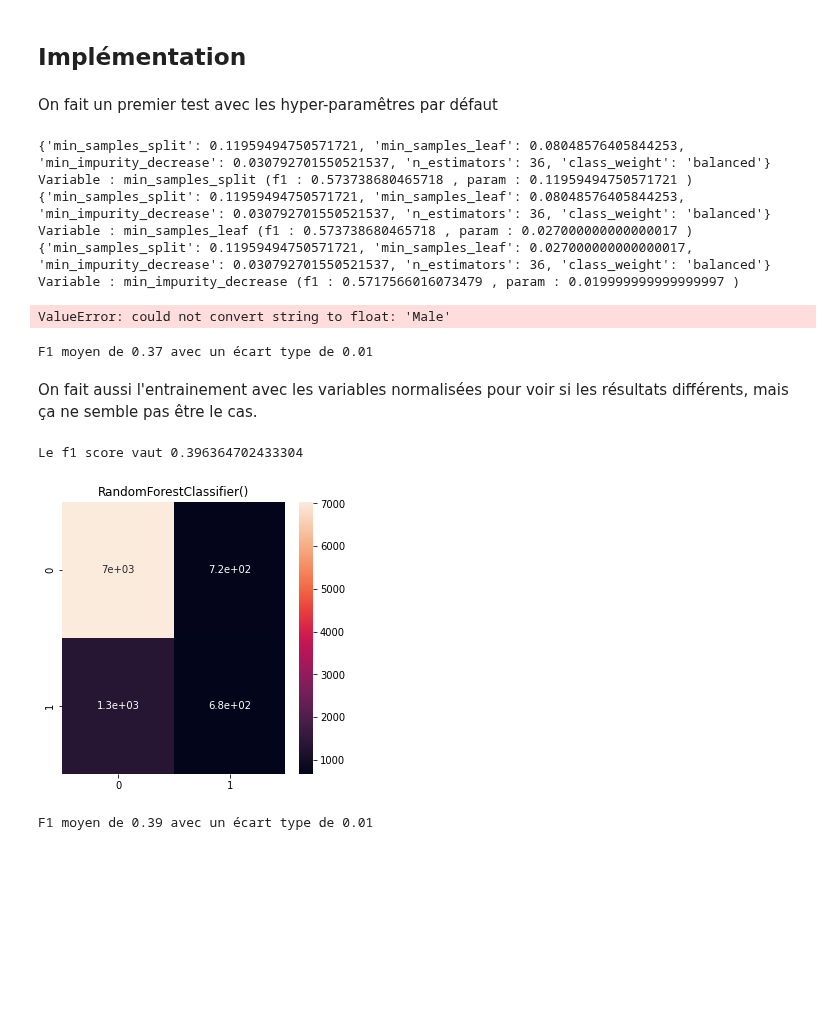
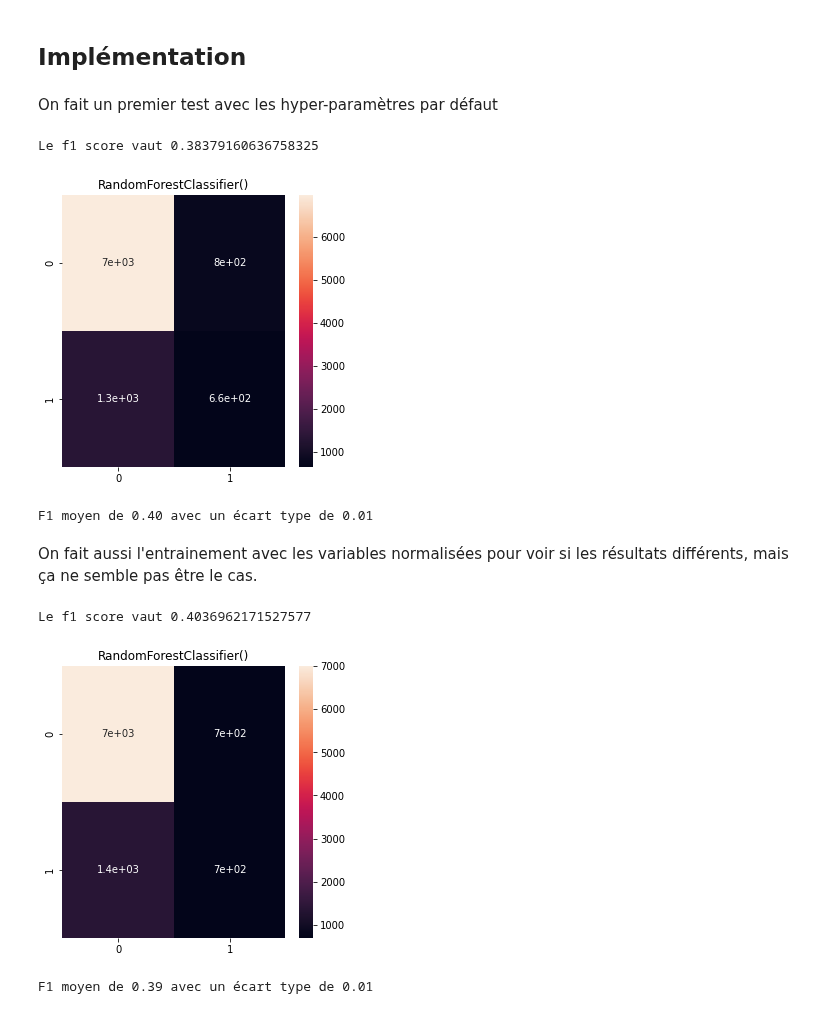
Before and after one commit to claviermathieu/ISFA-prj-datascience, a Jupyter notebook: book/_build/jupyter_execute/docs/4_modeles/44_rf.ipynb, the cells around one changed output. Drawn from its saved outputs; the diff is of its cells as text; code cells hidden in the pictures; blank space fills up the shorter version.

```diff
--- a/book/_build/jupyter_execute/docs/4_modeles/44_rf.ipynb
+++ b/book/_build/jupyter_execute/docs/4_modeles/44_rf.ipynb
@@ -145,4 +145,4 @@ X_scal_test = pd.DataFrame(X_scal_test,index= X_test.index)
 # %% [markdown]
 ## Implémentation
 # %% [markdown]
-On fait un premier test avec les hyper-paramêtres par défaut
+On fait un premier test avec les hyper-paramètres par défaut
@@ -181,33 +149,15 @@ params_rf['n_estimators'] = 36
-# %%
-params_test = {
-    'min_samples_split': np.arange(0.1, 1, step = 0.03),
-    'min_samples_leaf' : np.arange(0.01, 0.1, step = 0.0005),
-    'min_impurity_decrease' : np.arange(0.01, 0.1, step = 0.005),
-    'n_estimators' : np.arange(1, 200, step = 5),
-    'class_weight' : 'balanced',
-}
-params_rf, f1_max = my_gsearch(params_rf, params_test, 'min_samples_split')
-params_rf, f1_max = my_gsearch(params_rf, params_test, 'min_samples_leaf')
-params_rf, f1_max = my_gsearch(params_rf, params_test, 'min_impurity_decrease')
-# params_rf, f1_max = my_gsearch(params_rf, params_test, 'n_estimators')
-# %% [output]
-{'min_samples_split': 0.11959494750571721, 'min_samples_leaf': 0.08048576405844253, 'min_impurity_decrease': 0.030792701550521537, 'n_estimators': 36, 'class_weight': 'balanced'}
-Variable : min_samples_split (f1 : 0.573738680465718 , param : 0.11959494750571721 )
-{'min_samples_split': 0.11959494750571721, 'min_samples_leaf': 0.08048576405844253, 'min_impurity_decrease': 0.030792701550521537, 'n_estimators': 36, 'class_weight': 'balanced'}
-Variable : min_samples_leaf (f1 : 0.573738680465718 , param : 0.027000000000000017 )
-{'min_samples_split': 0.11959494750571721, 'min_samples_leaf': 0.027000000000000017, 'min_impurity_decrease': 0.030792701550521537, 'n_estimators': 36, 'class_weight': 'balanced'}
-Variable : min_impurity_decrease (f1 : 0.5717566016073479 , param : 0.019999999999999997 )
 # %%
-rfc = RandomForestClassifier(**params_rf)
+rfc = RandomForestClassifier()
 rfc.fit(X_train, Y_train)
 result_model(rfc, X_test, Y_test)
 # %% [output]
-ValueError: could not convert string to float: 'Male'
+Le f1 score vaut 0.38379160636758325
+[figure, added]
 # %%
 scores = cross_val_score(rfc, X_train, Y_train, cv=5, scoring='f1')
 print("F1 moyen de %0.2f avec un écart type de %0.2f" % (scores.mean(), scores.std()))
 # %% [output]
-F1 moyen de 0.37 avec un écart type de 0.01
+F1 moyen de 0.40 avec un écart type de 0.01
 # %% [markdown]
 On fait aussi l'entrainement avec les variables normalisées pour voir si les résultats différents, mais ça ne semble pas être le cas.
 # %%
@@ -215,8 +165,8 @@ rfc = RandomForestClassifier()
 rfc.fit(X_scal_train, Y_train)
 Y_rfc = result_model(rfc, X_scal_test, Y_test)
 # %% [output]
-Le f1 score vaut 0.396364702433304
+Le f1 score vaut 0.4036962171527577
-[figure, old version]
+[figure, new version]
 # %%
 scores = cross_val_score(rfc, X_scal_train, Y_train, cv=5, scoring='f1')
 print("F1 moyen de %0.2f avec un écart type de %0.2f" % (scores.mean(), scores.std()))
```
Also changed, not shown: parts of 5 cells of this notebook, 45 other files.
